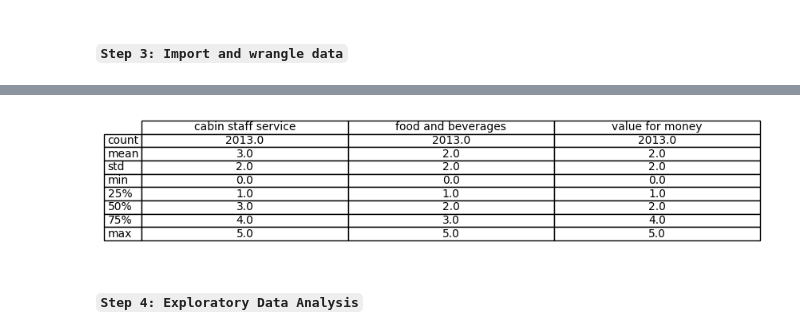
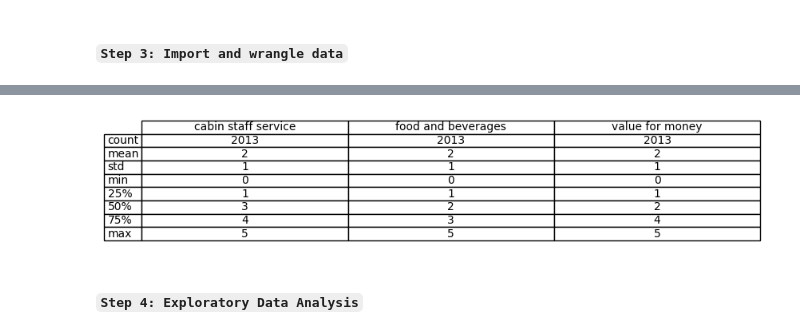
Before and after one commit to Ukomah/Customer-sentiment-analysis-for-british-airways-reviews, a Jupyter notebook: ba_reviews_analysis.ipynb, the cells around one changed output, grey strips where cells are left out. Cells and saved outputs as stored; diff of their text form; code cells hidden in the pictures.

```diff
--- a/ba_reviews_analysis.ipynb
+++ b/ba_reviews_analysis.ipynb
@@ -112,19 +113,19 @@ max                    5.0                 5.0              5.0
 | 3 | 23/06/2024 | Canada | Trip Verified | a very poor last impression of BA | British Airways new Club Suite is... | A350-1000 | Solo Leisure | Business Class | Vancouver to London Heathrow | ... |
 | 4 | 18/06/2024 | United Kingdom | Trip Verified | happy to recommend BA | Four very pleasant, on time fligh... | A320/A380 | Couple Leisure | Business Class | Belfast to San Francisco via London | ... |
 # %%
-summary = df.describe().round()
+summary = df.describe().astype(int)
 
 # Plot the summary statistics
 fig, ax = plt.subplots(figsize=(10, 2))  # Set the size of the figure
 ax.axis('tight')
 ax.axis('off')
 the_table = ax.table(cellText=summary.values, colLabels=summary.columns, rowLabels=summary.index, cellLoc='center', loc='center')
 
 # Save the table as an image
 plt.savefig('img/df_describe_verified_output.png', bbox_inches='tight', pad_inches=0.1)
 # plt.show()
 # %% [output]
-[figure, old version]
+[figure, new version]
 # %% [markdown]
 #### `Step 4: Exploratory Data Analysis`
 # %% [markdown]
```
Also changed, not shown: parts of 4 cells of this notebook.
